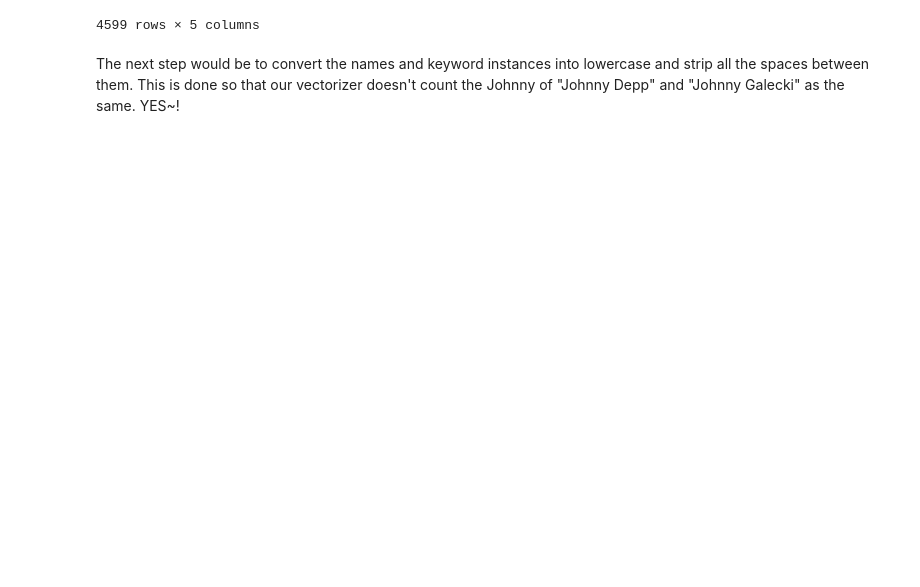
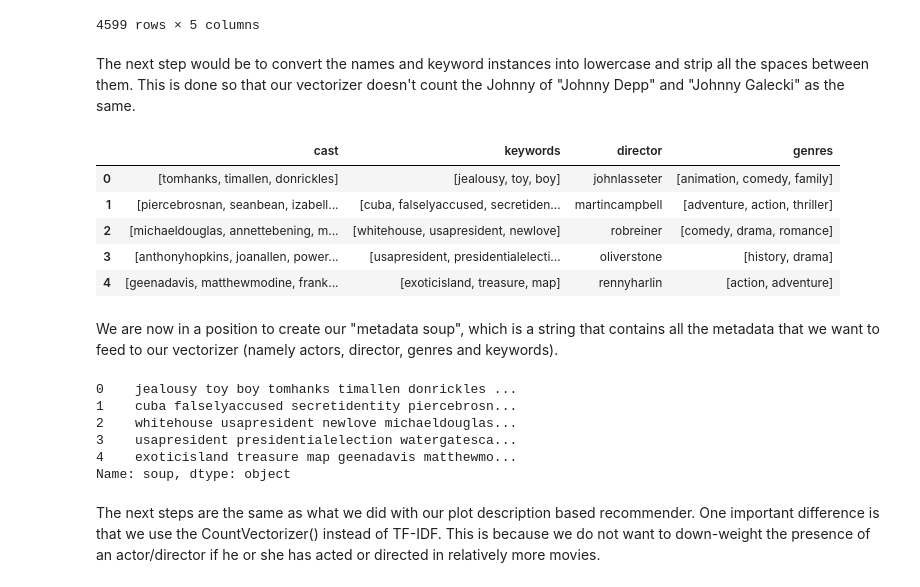
Before and after one commit to rajinipreethajohn/movies-recommendation-engine, a Jupyter notebook: Recommendation Engine copy.ipynb, the cells around one changed output. Drawn from its saved outputs; the diff is of its cells as text; code cells hidden in the pictures; blank space fills up the shorter version.

```diff
--- a/Recommendation Engine copy.ipynb
+++ b/Recommendation Engine copy.ipynb
@@ -337,4 +337,49 @@ df[['title', 'cast', 'director', 'keywords', 'genres']]
 | 4598 | Treading Water | [Douglas Smith, Zoë Kravitz, Aria... | Analeine Cal y Mayor | [fish, boy, parenting] | [Drama, Comedy] |
 4599 rows × 5 columns
 # %% [markdown]
-The next step would be to convert the names and keyword instances into lowercase and strip all the spaces between them. This is done so that our vectorizer doesn't count the Johnny of "Johnny Depp" and "Johnny Galecki" as the same. YES~!
+The next step would be to convert the names and keyword instances into lowercase and strip all the spaces between them. This is done so that our vectorizer doesn't count the Johnny of "Johnny Depp" and "Johnny Galecki" as the same.
+# %%
+# Function to convert all strings to lower case and strip names of spaces
+
+def clean_data(x):
+        #for list columns
+    if isinstance(x, list):
+        return [str.lower(i.replace(" ", "")) for i in x]
+    else:
+        #for non-list column(director), check if director exists. If not, return empty string
+        if isinstance(x, str):
+            return str.lower(x.replace(" ", ""))
+        else:
+            return ''
+# %%
+#apply clean data function to features
+features = ['cast', 'keywords', 'director', 'genres']
+
+for feature in features:
+    df[feature] = df[feature].apply(clean_data)
+
+df[features].head()
+# %% [output]
+|  | cast | keywords | director | genres |
+| 0 | [tomhanks, timallen, donrickles] | [jealousy, toy, boy] | johnlasseter | [animation, comedy, family] |
+| 1 | [piercebrosnan, seanbean, izabell... | [cuba, falselyaccused, secretiden... | martincampbell | [adventure, action, thriller] |
+| 2 | [michaeldouglas, annettebening, m... | [whitehouse, usapresident, newlove] | robreiner | [comedy, drama, romance] |
+| 3 | [anthonyhopkins, joanallen, power... | [usapresident, presidentialelecti... | oliverstone | [history, drama] |
+| 4 | [geenadavis, matthewmodine, frank... | [exoticisland, treasure, map] | rennyharlin | [action, adventure] |
+# %% [markdown]
+We are now in a position to create our "metadata soup", which is a string that contains all the metadata that we want to feed to our vectorizer (namely actors, director, genres and keywords).
+# %%
+def create_soup(x):
+    return ' '.join(x['keywords']) + ' ' + ' '.join(x['cast']) + ' ' + ' '.join(x['director']) + ' ' + ' '.join(x['genres'])
+df['soup'] = df.apply(create_soup, axis = 1)
+
+df['soup'].head()
+# %% [output]
+0    jealousy toy boy tomhanks timallen donrickles ...
+1    cuba falselyaccused secretidentity piercebrosn...
+2    whitehouse usapresident newlove michaeldouglas...
+3    usapresident presidentialelection watergatesca...
+4    exoticisland treasure map geenadavis matthewmo...
+Name: soup, dtype: object
+# %% [markdown]
+The next steps are the same as what we did with our plot description based recommender. One important difference is that we use the CountVectorizer() instead of TF-IDF. This is because we do not want to down-weight the presence of an actor/director if he or she has acted or directed in relatively more movies.
```
